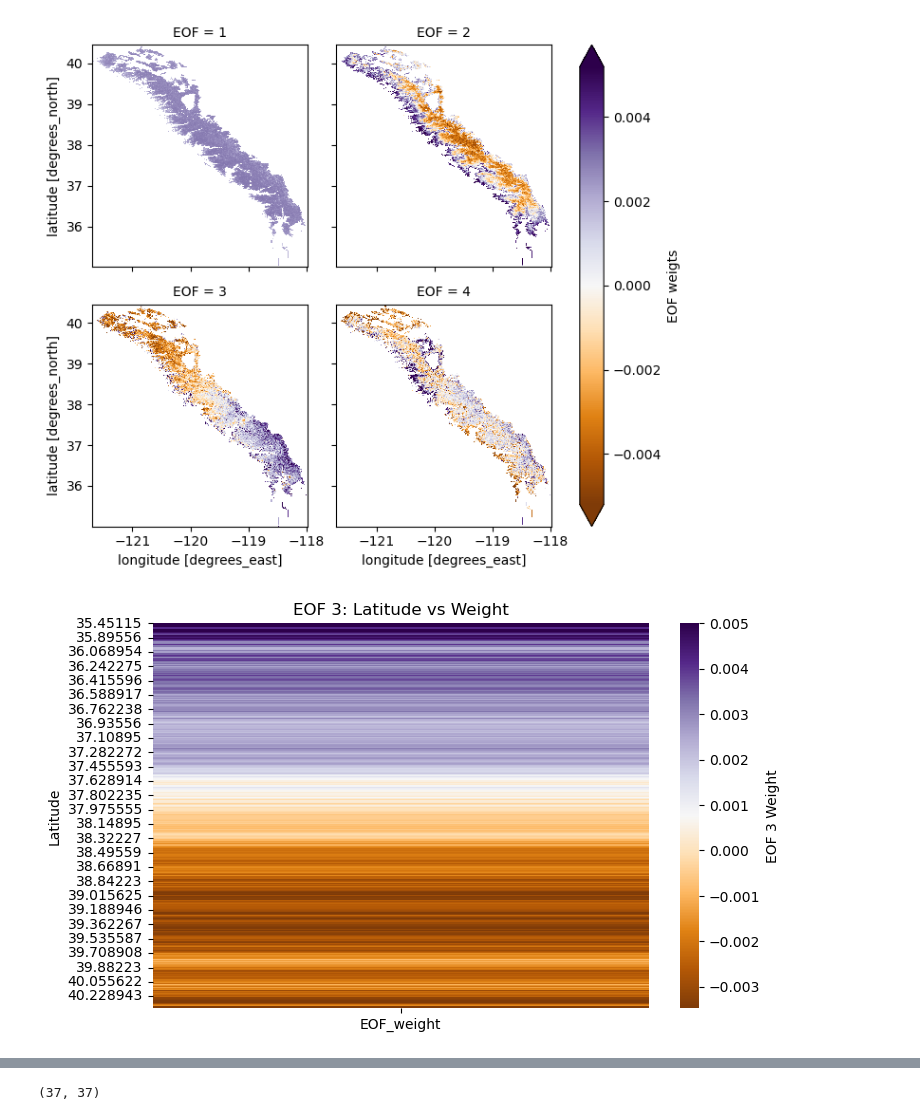
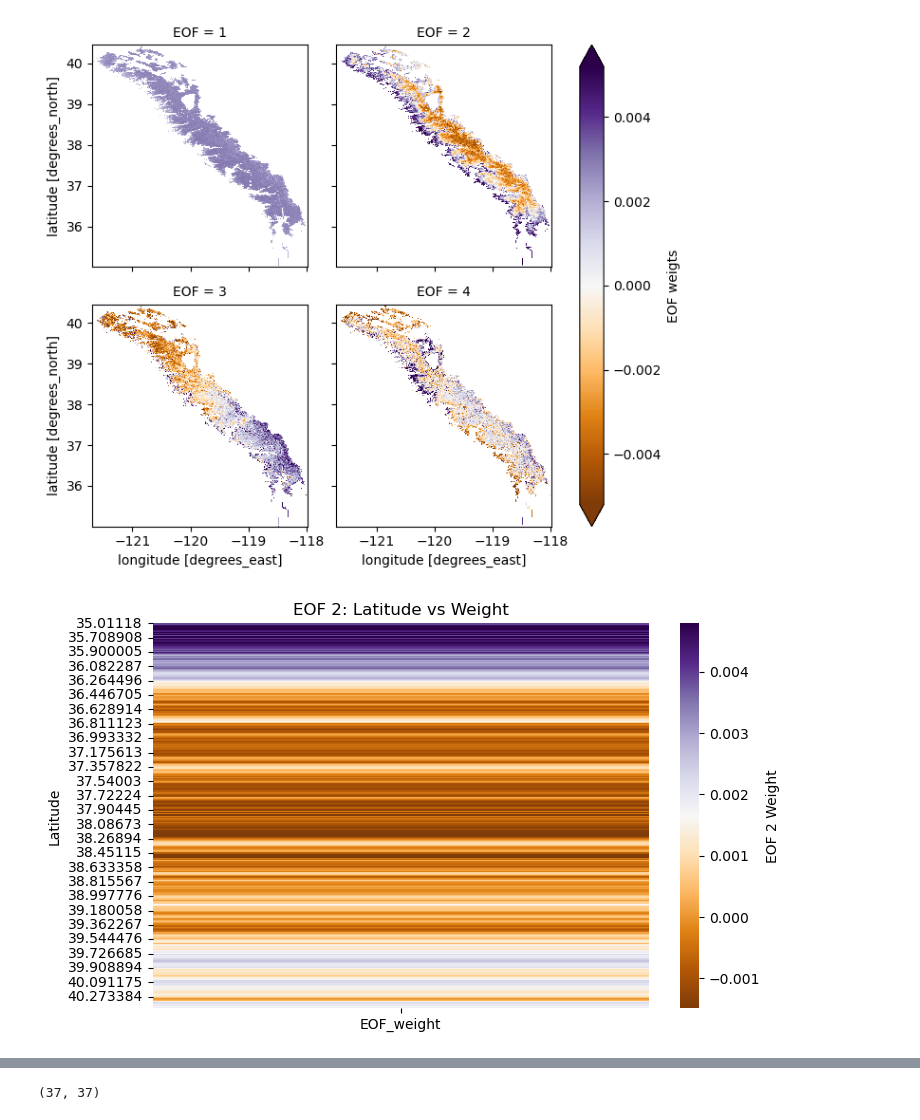
Before and after one commit to bessoh2/analog_snowmapping, a Jupyter notebook: notebooks/eof_sierra_swe.ipynb, the cells around one changed output, grey strips where cells are left out. Drawn from its saved outputs; the diff is of its cells as text; code cells hidden in the pictures.

```diff
--- a/notebooks/eof_sierra_swe.ipynb
+++ b/notebooks/eof_sierra_swe.ipynb
@@ -987,23 +987,23 @@ g = firstFour.plot.pcolormesh(
 # %%
 
 
-# Select EOF 3 (Python is 0-indexed, so EOF=3 is index 2)
-eof3 = U_spatial_eof_anom.isel(EOF=2)
+# Select EOF 2 (Python is 0-indexed, so EOF=2 is index 1)
+eof2 = U_spatial_eof_anom_sd.sel(EOF=2)
 
 # Prepare data for seaborn: flatten to DataFrame with latitude (y) and weight
-df = eof3.to_dataframe(name='EOF_weight').reset_index()
+df = eof2.to_dataframe(name='EOF_weight').reset_index()
 
 # Plot heatmap of latitude vs EOF weight
 plt.figure(figsize=(8, 5))
 sns.heatmap(
     df.pivot_table(index='y', values='EOF_weight'),
     cmap='PuOr',
     robust=True,
-    cbar_kws={'label': 'EOF 3 Weight'}
+    cbar_kws={'label': 'EOF 2 Weight'}
 )
-plt.title('EOF 3: Latitude vs Weight')
+plt.title('EOF 2: Latitude vs Weight')
 plt.ylabel('Latitude')
 plt.xlabel('')
 plt.show()
 # %% [output]
-[figure, old version]
+[figure, new version]
```
Also changed, not shown: parts of 2 cells of this notebook, 33 other files.
